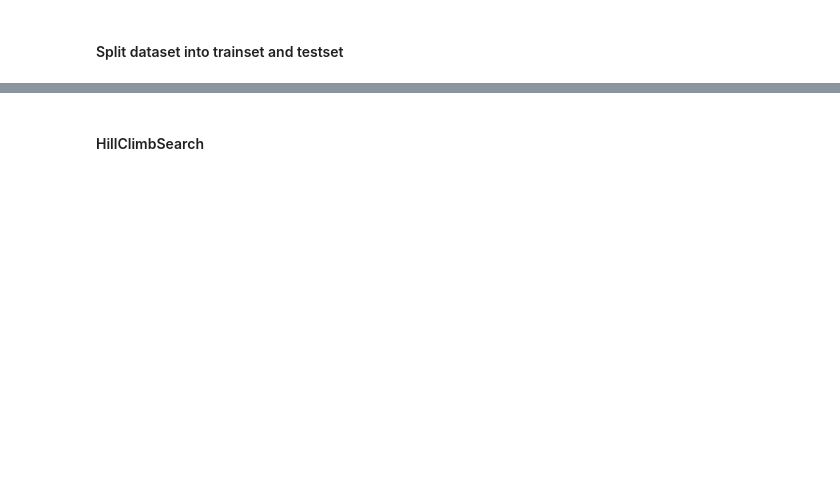
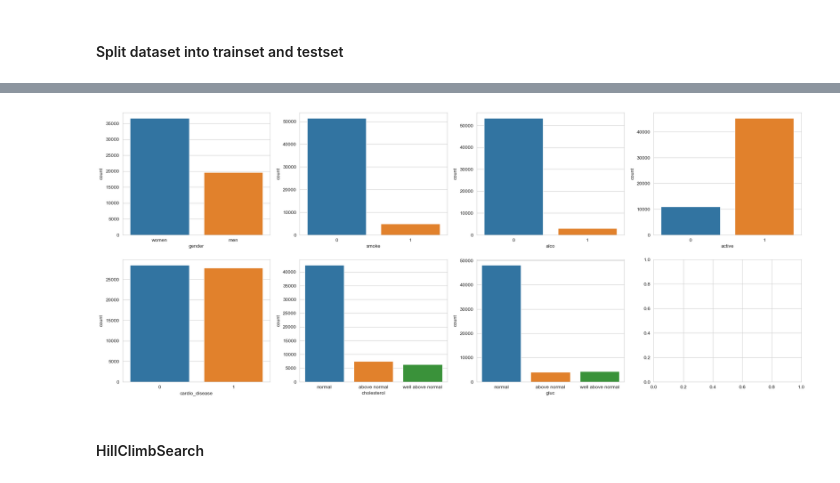
Before and after one commit to wredan/cardiovascular-disease-bayesian-network, a Jupyter notebook: cardiovascular_desease.ipynb, the cells around one changed output, grey strips where cells are left out. Saved outputs shown, nothing was run; the diff lists cells and outputs as text; code cells hidden in the pictures; blank space fills up the shorter version.

```diff
--- a/cardiovascular_desease.ipynb
+++ b/cardiovascular_desease.ipynb
@@ -296,3 +318,7 @@ test_data = pd.read_csv('cardio_test_set.csv', sep=';')
+# %%
+print_bin_cat_distribution(train_data)
+# %% [output]
+[figure, added]
 # %% [markdown]
 #### HillClimbSearch
 # %%
```
Also changed, not shown: parts of 44 cells of this notebook.
